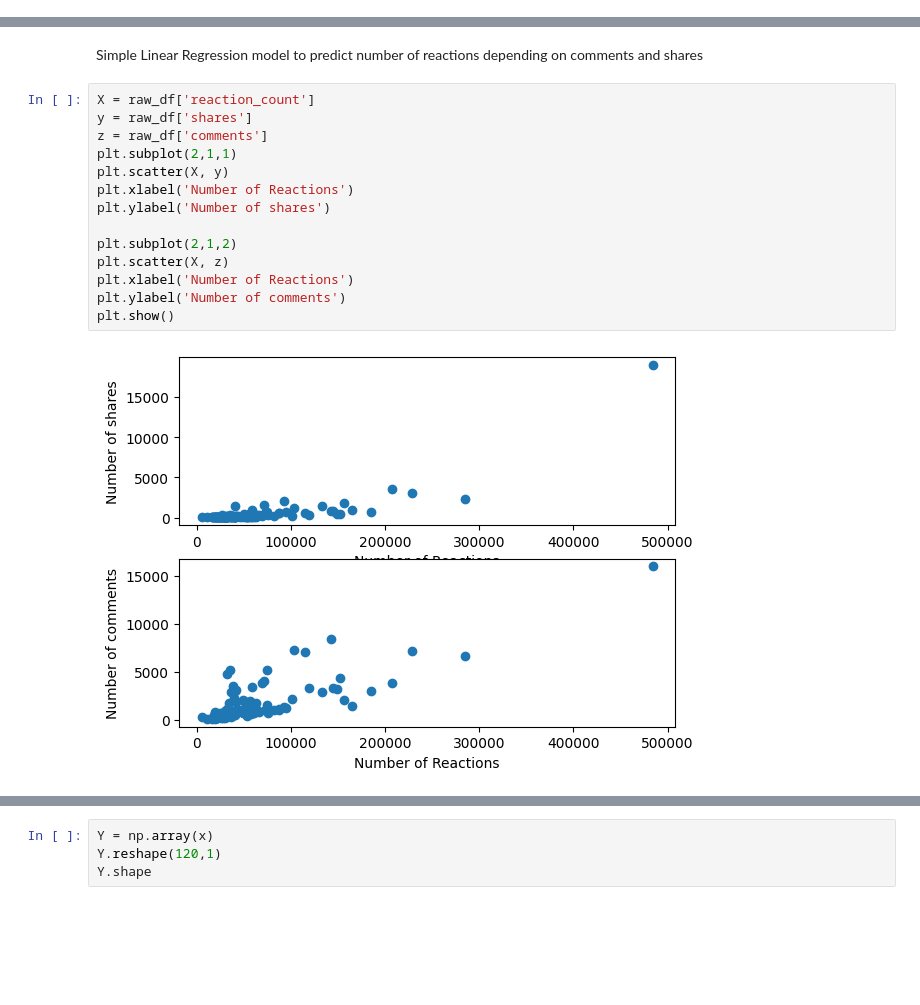
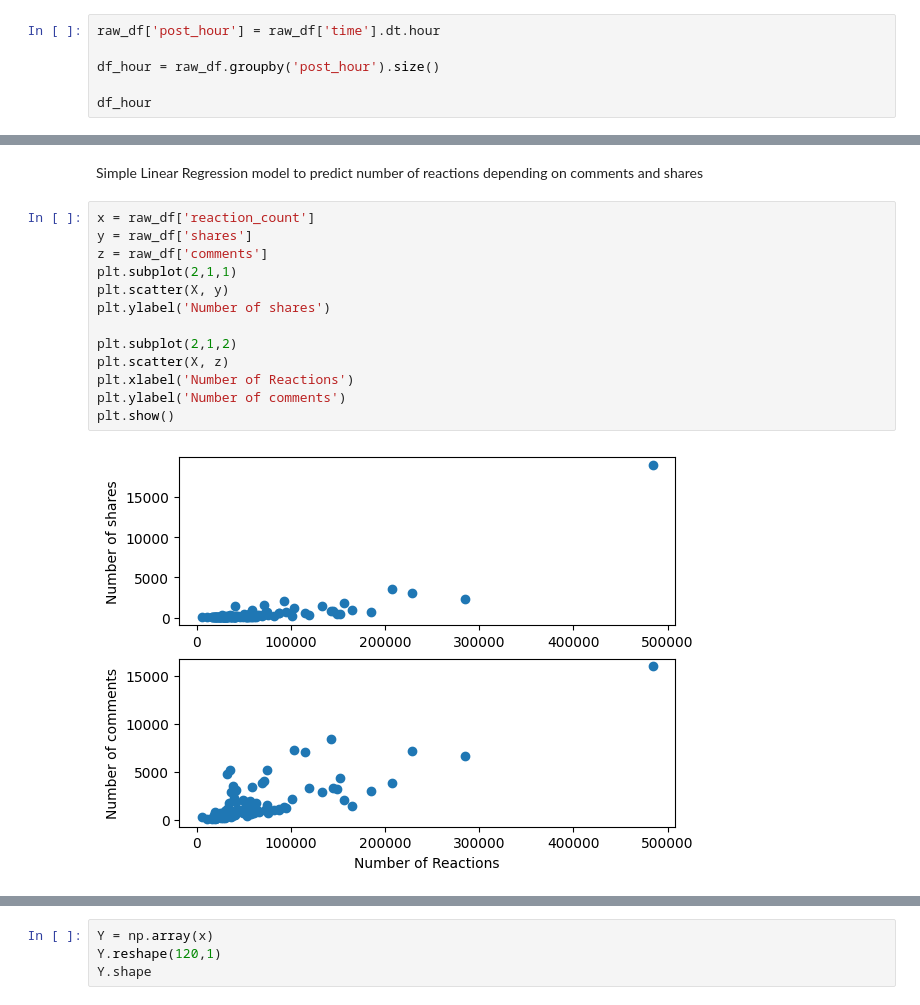
Before and after one commit to phulocnguyen/Facebook-Data-Analysis, a Jupyter notebook: Data Analysis.ipynb, the cells around one changed output, grey strips where cells are left out. Saved outputs shown, nothing was run; the diff lists cells and outputs as text; blank space fills up the shorter version.

```diff
--- a/Data Analysis.ipynb
+++ b/Data Analysis.ipynb
@@ -222,0 +286,6 @@ End date: 2023-11-30
+# %%
+raw_df['post_hour'] = raw_df['time'].dt.hour
+
+df_hour = raw_df.groupby('post_hour').size()
+
+df_hour
@@ -223,21 +397,20 @@ End date: 2023-11-30
 # %% [markdown]
 Simple Linear Regression model to predict number of reactions depending on comments and shares
 # %%
-X = raw_df['reaction_count']
+x = raw_df['reaction_count']
 y = raw_df['shares']
 z = raw_df['comments']
 plt.subplot(2,1,1)
 plt.scatter(X, y)
-plt.xlabel('Number of Reactions')
 plt.ylabel('Number of shares')
 
 plt.subplot(2,1,2)
 plt.scatter(X, z)
 plt.xlabel('Number of Reactions')
 plt.ylabel('Number of comments')
 plt.show()
 # %% [output]
-[figure, old version]
+[figure, new version]
 # %%
 import matplotlib.pyplot as plt
 from mpl_toolkits.mplot3d import Axes3D
```
Also changed, not shown: parts of 28 cells of this notebook, 2 other files.
